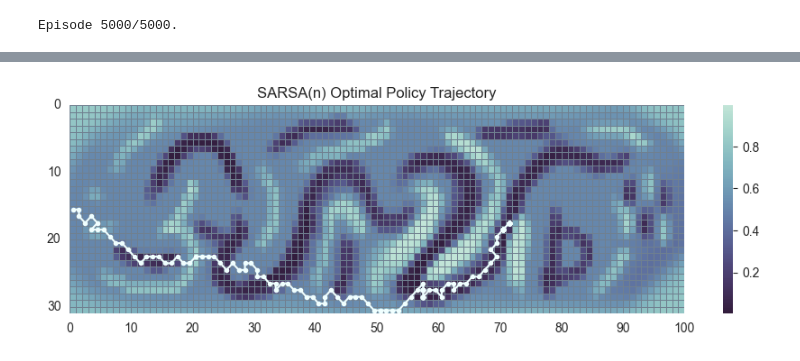
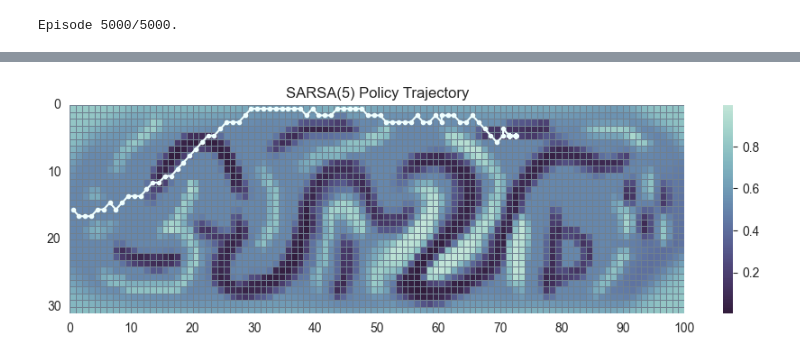
Before and after one commit to kuimetra/reinforcement_learning, a Jupyter notebook: problem_set3/main.ipynb, the cells around one changed output, grey strips where cells are left out. Cells and saved outputs as stored; diff of their text form; code cells hidden in the pictures.

```diff
--- a/problem_set3/main.ipynb
+++ b/problem_set3/main.ipynb
@@ -333,4 +385,4 @@ def sarsa_n(env, n, num_episodes, episode_steps=1000, alpha=0.1, gamma=1, epsilo
 # %%
-sarsa_n_Q = sarsa_n(env, n=5, num_episodes=5000)
+sarsa5_Q, sarsa5_stats = sarsa_n(env, n=5, num_episodes=5000)
 # %% [output]
 Episode 5000/5000.
@@ -337,14 +399,8 @@ Episode 5000/5000.
 # %%
-state, _ = env.reset()
-sarsa5_trajectory = [get_pos(state)]
-# while True:
-for _ in range(500):
-    action = np.argmax(sarsa_n_Q[get_pos(state)])
-    state, reward, done, _, _ = env.step(action)
-    sarsa5_trajectory.append(get_pos(state))
-    # if done:
-    #     break
+sarsa5_trajectory = get_trajectory(env, Q=sarsa5_Q)
+# %%
+plot_trajectory(env, sarsa5_trajectory, title="SARSA(5) Policy Trajectory")
+# %% [output]
+[figure, added]
 # %%
-plot_trajectory(sarsa5_trajectory, title="SARSA(n) Optimal Policy Trajectory")
+sarsa10_trajectory = get_trajectory(env, Q=sarsa10_Q)
-# %% [output]
-[figure, removed]
```
Also changed, not shown: parts of 29 cells of this notebook.
